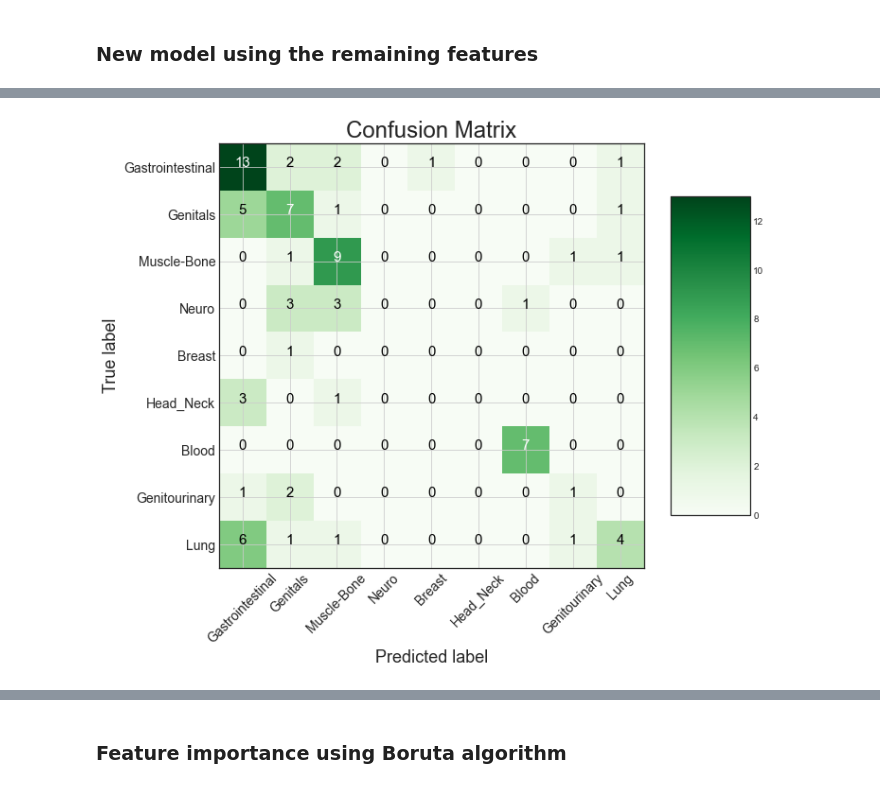
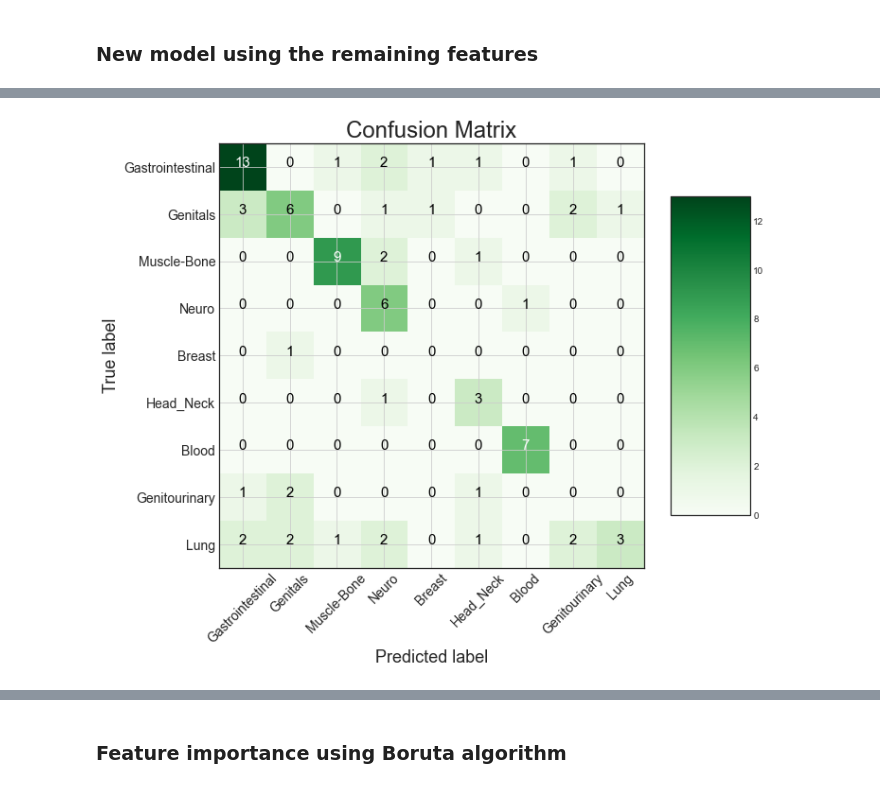
Before and after one commit to chiaraboetti/SML-project, a Jupyter notebook: model/multiclass/RF_multi.ipynb, the cells around one changed output, grey strips where cells are left out. Saved outputs shown, nothing was run; the diff lists cells and outputs as text; code cells hidden in the pictures.

```diff
--- a/model/multiclass/RF_multi.ipynb
+++ b/model/multiclass/RF_multi.ipynb
@@ -136,0 +163,10 @@ Test score:  0.6776859504132231
+# %%
+rf_class_weighted = RandomForestClassifier(random_state = 1452, n_jobs = -1,
+                        min_samples_leaf = 8, n_estimators = 500,
+                        min_samples_split= 10, max_leaf_nodes= 35,
+                        max_depth = 48, class_weight={0:1.2,1:3.2,2:2.2,3:2.2,4:1,5:2.3,6:2.5,7:8,8:2},
+                        bootstrap = True, oob_score = True)
+
+rf_class_weighted.fit(x_train, y_train)
+print('Training score: ', rf_class_weighted.score(x_train, y_train))
+print('Test score: ', rf_class_weighted.score(x_test, y_test))
@@ -144,7 +185,7 @@ plot_confusion_matrix(cm, classes = Cancer_Type,
 # %% [markdown]
 ### Selection of the important features
 # %%
-out = cross_validate(rf_class_weighted, x_train, y_train, cv = 5, n_jobs = -1,
+out = cross_validate(rf, x_train, y_train, cv = 5, n_jobs = -1,
                 scoring = 'accuracy', return_estimator = True)
 # %%
 x_train_feature_impo = train1.drop(['label','Unnamed: 0','DepMap_ID'], axis = 1)
@@ -154,14 +195,7 @@ for i, estimator in enumerate(out['estimator']):
     feat_impo = pd.DataFrame(estimator.feature_importances_,
                             index = x_train_feature_impo.columns,
                             columns = ['Importance{}'.format(i+1)]).sort_values('Importance{}'.format(i+1), ascending = False)
-    feat_impo_all.append(feat_impo[feat_impo['Importance{}'.format(i+1)] > 0.00001])
-
-
-
-#altro metodo per feat_impo
-# pd.DataFrame(out['estimator'][1].feature_importances_,
-#                             index = x_train_feature_impo.columns,
-#                             columns = ['Importance'.format(i+1)]).where(lambda x : x > 0.0005).dropna().index
+    feat_impo_all.append(feat_impo)
 # %%
 # feat_impo_all[1].plot.bar(figsize = (25, 10), color = 'c')
 # plt.title('Random Forest Feature Importance (Model n. 2)')
@@ -177,8 +211,9 @@ df3 = pd.DataFrame(feat_impo_all[3])
 df4 = pd.DataFrame(feat_impo_all[4])
 
 #consider the features that show up in all the 5 list of the important features
-most_impo_feat = pd.concat([df0, df1, df2, df3, df4], axis = 1).dropna()  #219 features
-genes = most_impo_feat.index
+most_feat_impo = pd.concat([df0, df1, df2, df3, df4], axis = 1).dropna()  #219 features
+most_feat_impo['Importance_mean'] = most_feat_impo.mean(axis = 1)
+genes = most_feat_impo[most_feat_impo['Importance_mean'] > 0.0002].index
 # %%
 # use data2 split that has been done at the beginning
 y_test_2 = test2.iloc[:,17395]
@@ -208,16 +243,16 @@ Test score:  0.5061728395061729
 # %%
 #Change the name of the coloumns of the class matrix created through get_dummies using more meaningful names
 y_test_dummies = pd.get_dummies(y_test_2).set_axis(Cancer_Type, axis = 1)
 
-y_pred = rf_class_weighted.predict(x_test_2)
+y_pred = rf.predict(x_test_2)
 y_pred_dummies = pd.get_dummies(y_pred, dummy_na= True).T.reindex(range(9)).T.fillna(0)
 y_pred_dummies = y_pred_dummies.set_axis(Cancer_Type, axis= 1)
 
 cm = confusion_matrix(y_test_2,y_pred)
 plot_confusion_matrix(cm, classes = Cancer_Type,
                         title = 'Confusion Matrix')
 # %% [output]
-[figure, old version]
+[figure, new version]
 # %%
 rf_class_weighted2 = RandomForestClassifier(random_state = 2311, n_jobs = -1,
                     min_samples_leaf = 4, n_estimators = 504,
```
Also changed, not shown: parts of 20 cells of this notebook.
